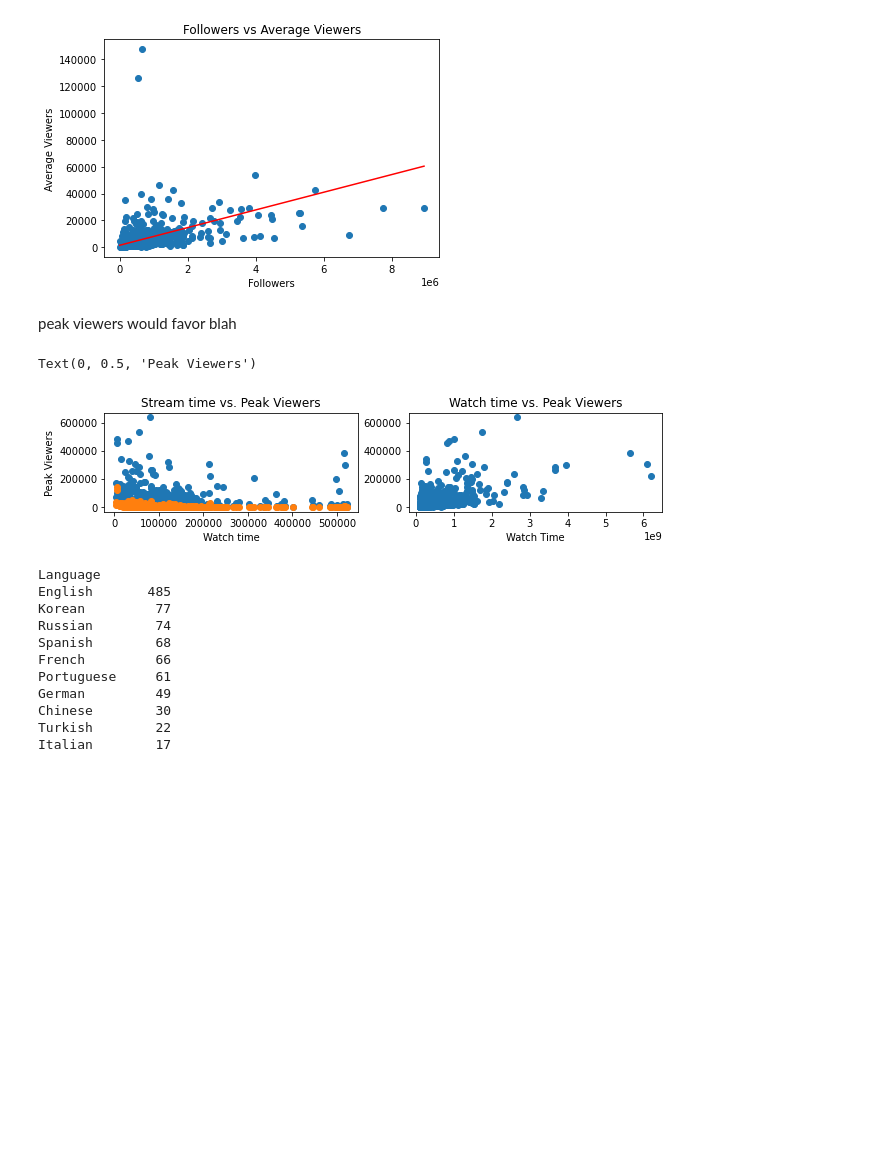
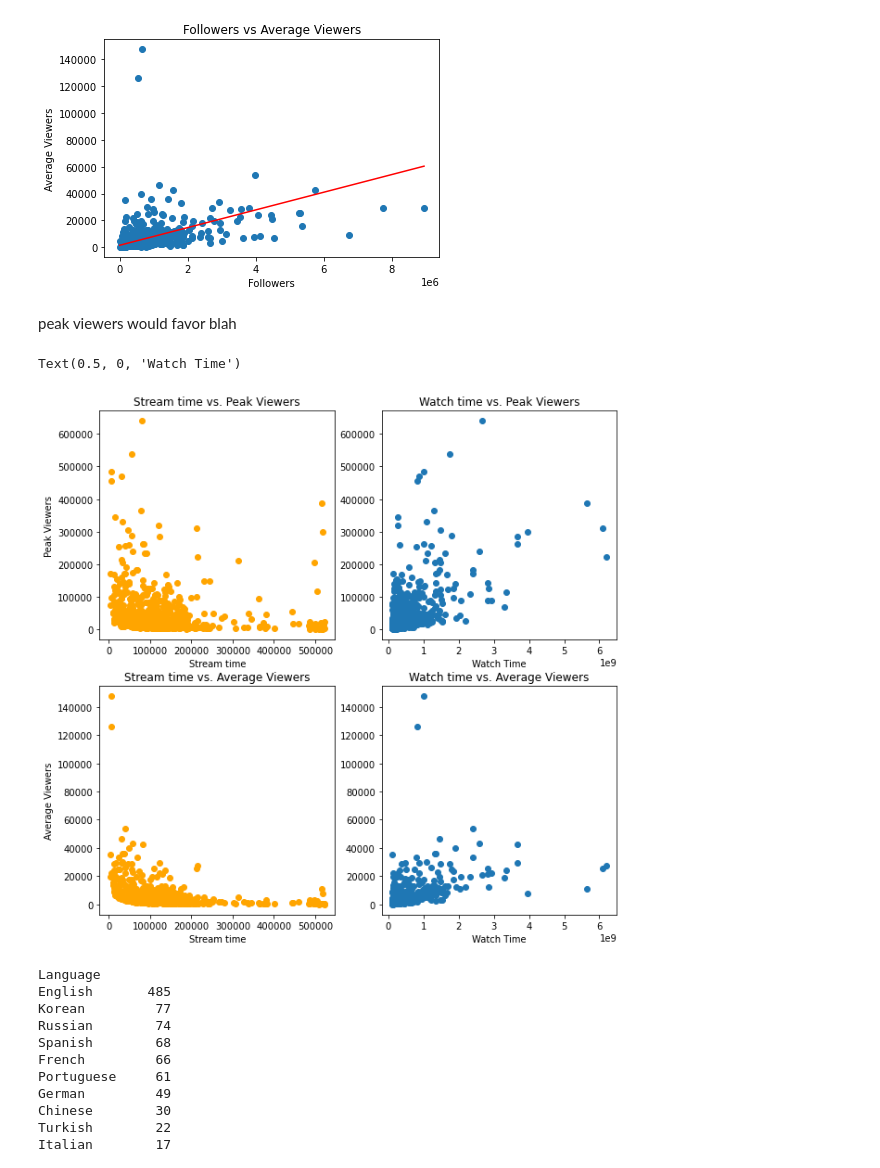
Before and after one commit to BeanutPutters/BeanutPutters.github.io, a Jupyter notebook: project0/Final.ipynb, the cells around one changed output. Cells and saved outputs as stored; diff of their text form; code cells hidden in the pictures; blank space fills up the shorter version.

```diff
--- a/project0/Final.ipynb
+++ b/project0/Final.ipynb
@@ -68,32 +68,38 @@ plt.ylabel("Average Viewers")
 plt.show()
 # %% [output]
 [figure]
-# %% [markdown]
-peak viewers would favor blah
+# %% [markdown]
+peak viewers would favor blah
 # %%
-plt.figure(figsize=(10,4))
+plt.figure(figsize=(10,10))
 # Subplot 1
 c1 = plt.subplot(2,2,1)
-c1 = plt.scatter(data["Stream time(minutes)"], data["Peak viewers"])
+c1 = plt.scatter(data["Stream time(minutes)"], data["Peak viewers"], color = "orange")
 plt.title("Stream time vs. Peak Viewers")
-plt.xlabel("Watch time")
 plt.ylabel("Peak Viewers")
+plt.xlabel("Stream time")
 
 # Subplot 2
 c2 = plt.subplot(2,2,2)
 c2 = plt.scatter(data["Watch time(Minutes)"], data["Peak viewers"])
 plt.title("Watch time vs. Peak Viewers")
 plt.xlabel("Watch Time")
 
-# Subplot 1
-c1 = plt.subplot(2,2,1)
-c1 = plt.scatter(data["Stream time(minutes)"], data["Average viewers"])
-plt.title("Stream time vs. Peak Viewers")
-plt.xlabel("Watch time")
-plt.ylabel("Peak Viewers")
+# Subplot 3
+c1 = plt.subplot(2,2,3)
+c1 = plt.scatter(data["Stream time(minutes)"], data["Average viewers"], color = "orange")
+plt.title("Stream time vs. Average Viewers")
+plt.xlabel("Stream time")
+plt.ylabel("Average Viewers")
+
+# Subplot 4
+c2 = plt.subplot(2,2,4)
+c2 = plt.scatter(data["Watch time(Minutes)"], data["Average viewers"])
+plt.title("Watch time vs. Average Viewers")
+plt.xlabel("Watch Time")
 # %% [output]
-Text(0, 0.5, 'Peak Viewers')
+Text(0.5, 0, 'Watch Time')
-[figure, old version]
+[figure, new version]
 # %%
 lang = data["Language"].unique()
 langs = data.groupby(["Language"])["Channel"].count().sort_values(axis=0,ascending=False)
```
Also changed, not shown: parts of 2 cells of this notebook.
